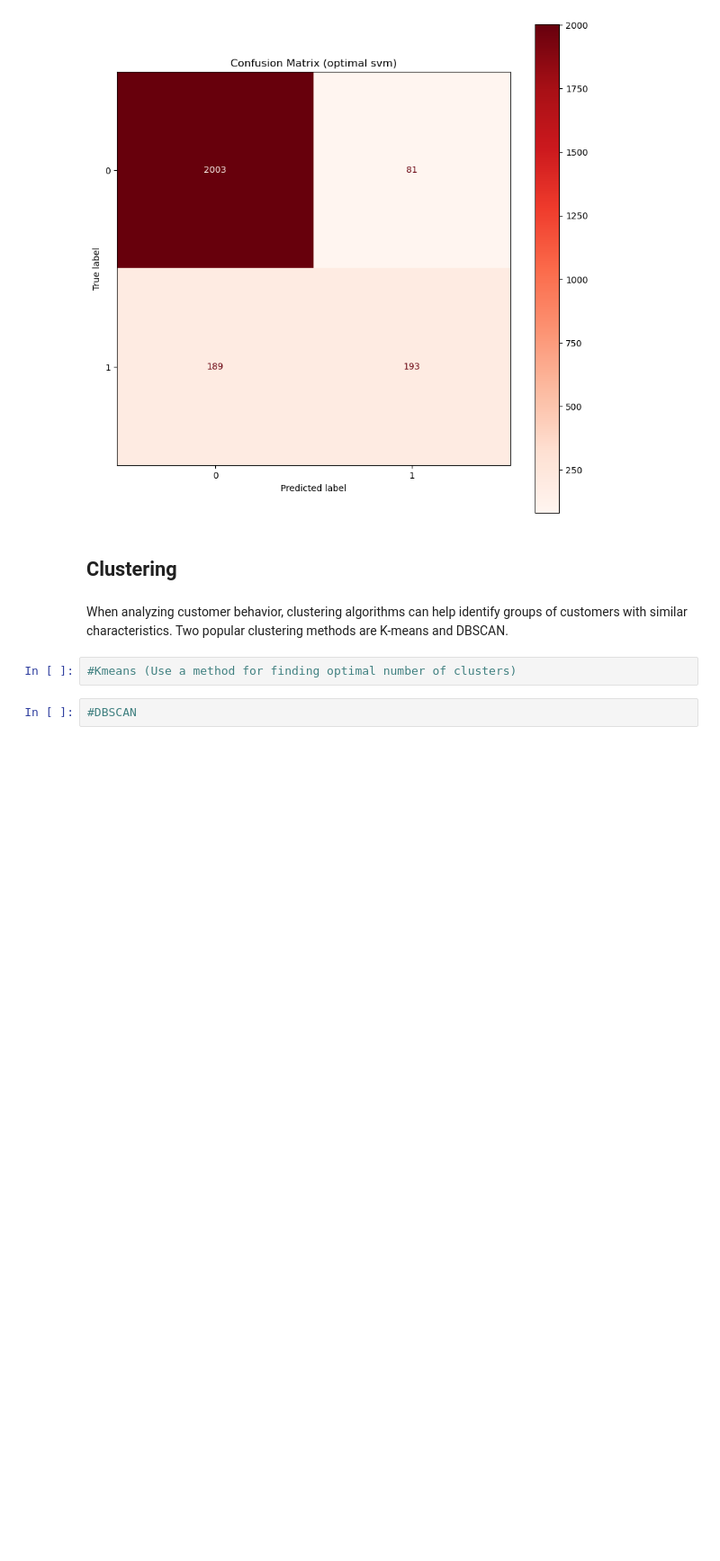
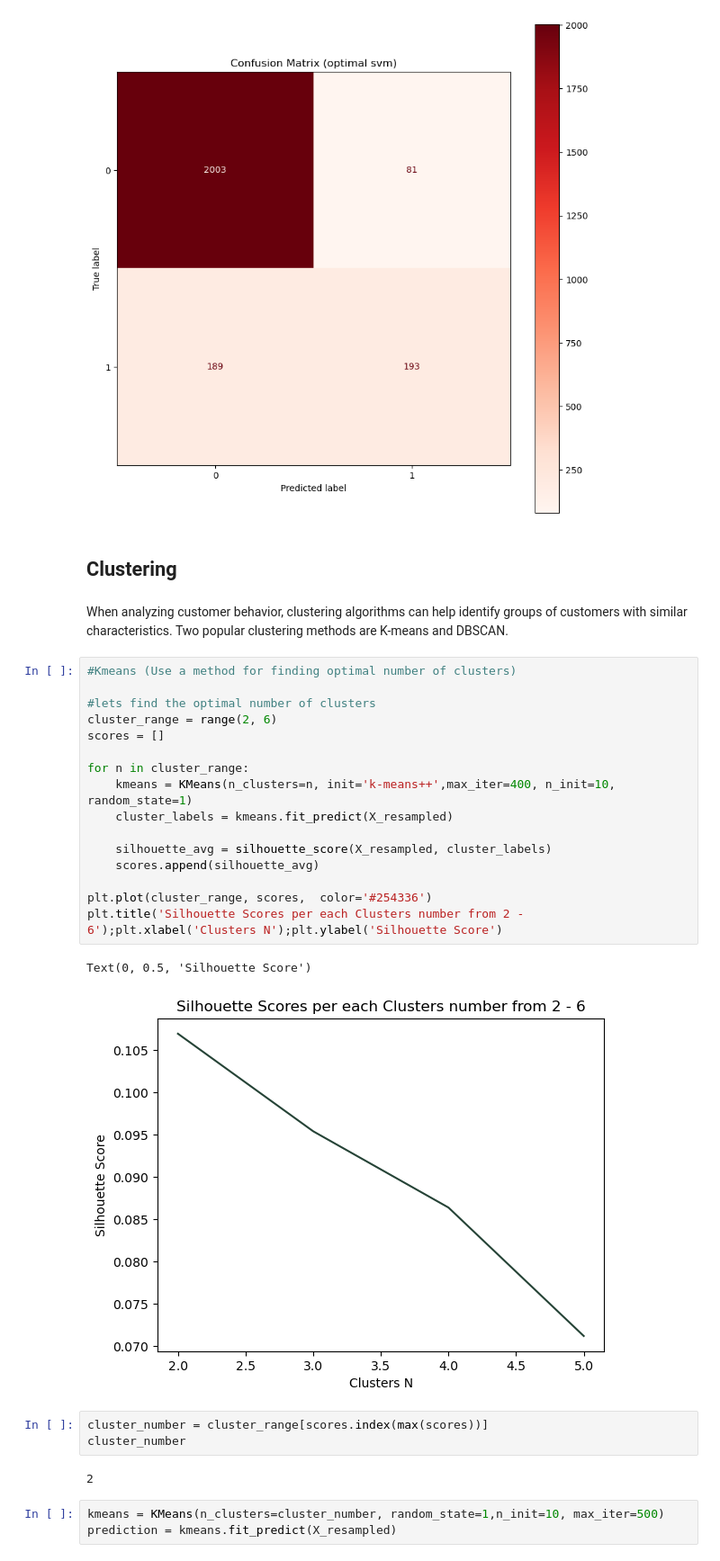
Before and after one commit to Abtinz/Machine-Learning-with-Python, a Jupyter notebook: DataMining/Classification/P3.ipynb, the cells around one changed output. Shown at 90% size. Drawn from its saved outputs; the diff is of its cells as text; blank space fills up the shorter version.

Commit message:
clustering

```diff
--- a/DataMining/Classification/P3.ipynb
+++ b/DataMining/Classification/P3.ipynb
@@ -531,7 +531,30 @@ Text(0.5, 1.0, 'Confusion Matrix (optimal svm)')
 ## Clustering
 # %% [markdown]
 When analyzing customer behavior, clustering algorithms can help identify groups of customers with similar characteristics. Two popular clustering methods are K-means and DBSCAN.
-# %%
-#Kmeans (Use a method for finding optimal number of clusters)
-# %%
-#DBSCAN
+# %%
+#Kmeans (Use a method for finding optimal number of clusters)
+
+#lets find the optimal number of clusters
+cluster_range = range(2, 6)
+scores = []
+
+for n in cluster_range:
+    kmeans = KMeans(n_clusters=n, init='k-means++',max_iter=400, n_init=10, random_state=1)
+    cluster_labels = kmeans.fit_predict(X_resampled)
+
+    silhouette_avg = silhouette_score(X_resampled, cluster_labels)
+    scores.append(silhouette_avg)
+
+plt.plot(cluster_range, scores,  color='#254336')
+plt.title('Silhouette Scores per each Clusters number from 2 - 6');plt.xlabel('Clusters N');plt.ylabel('Silhouette Score')
+# %% [output]
+Text(0, 0.5, 'Silhouette Score')
+[figure, added]
+# %%
+cluster_number = cluster_range[scores.index(max(scores))]
+cluster_number
+# %% [output]
+2
+# %%
+kmeans = KMeans(n_clusters=cluster_number, random_state=1,n_init=10, max_iter=500)
+prediction = kmeans.fit_predict(X_resampled)
```
Also changed, not shown: parts of 3 cells of this notebook.
